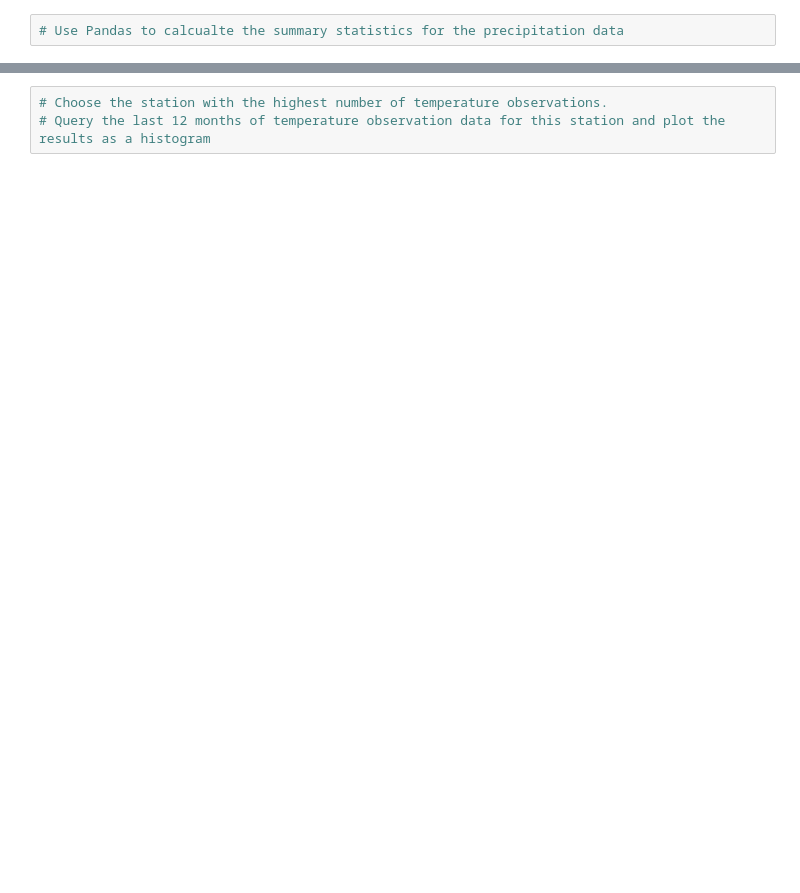
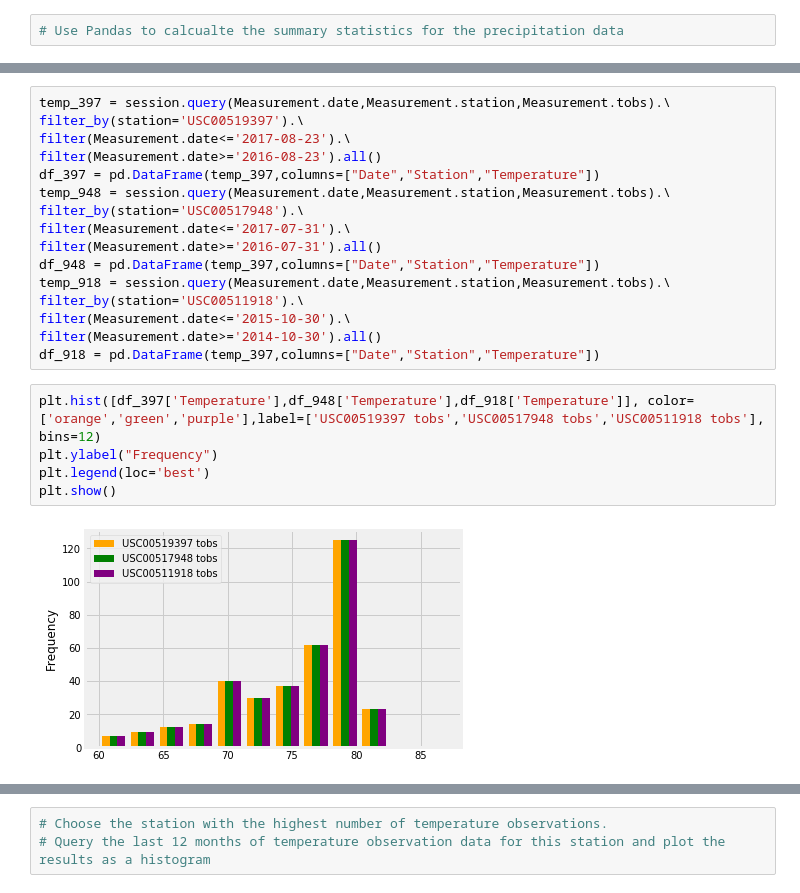
Before and after one commit to whysoq520/sqlalchemy-challenge, a Jupyter notebook: climate_starter.ipynb, the cells around one changed output, grey strips where cells are left out. Cells and saved outputs as stored; diff of their text form; blank space fills up the shorter version.

```diff
--- a/climate_starter.ipynb
+++ b/climate_starter.ipynb
@@ -179,0 +216,23 @@ plt.show()
+# %%
+temp_397 = session.query(Measurement.date,Measurement.station,Measurement.tobs).\
+filter_by(station='USC00519397').\
+filter(Measurement.date<='2017-08-23').\
+filter(Measurement.date>='2016-08-23').all()
+df_397 = pd.DataFrame(temp_397,columns=["Date","Station","Temperature"])
+temp_948 = session.query(Measurement.date,Measurement.station,Measurement.tobs).\
+filter_by(station='USC00517948').\
+filter(Measurement.date<='2017-07-31').\
+filter(Measurement.date>='2016-07-31').all()
+df_948 = pd.DataFrame(temp_397,columns=["Date","Station","Temperature"])
+temp_918 = session.query(Measurement.date,Measurement.station,Measurement.tobs).\
+filter_by(station='USC00511918').\
+filter(Measurement.date<='2015-10-30').\
+filter(Measurement.date>='2014-10-30').all()
+df_918 = pd.DataFrame(temp_397,columns=["Date","Station","Temperature"])
+# %%
+plt.hist([df_397['Temperature'],df_948['Temperature'],df_918['Temperature']], color=['orange','green','purple'],label=['USC00519397 tobs','USC00517948 tobs','USC00511918 tobs'], bins=12)
+plt.ylabel("Frequency")
+plt.legend(loc='best')
+plt.show()
+# %% [output]
+[figure, added]
```
Also changed, not shown: parts of 24 cells of this notebook.
